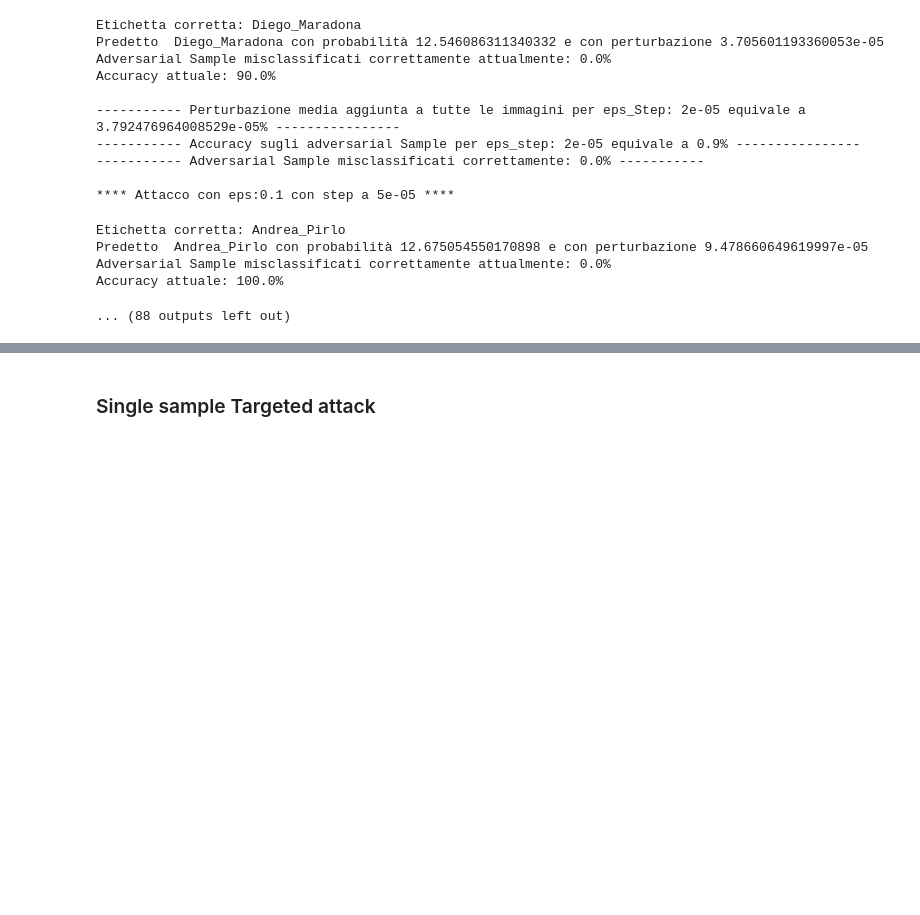
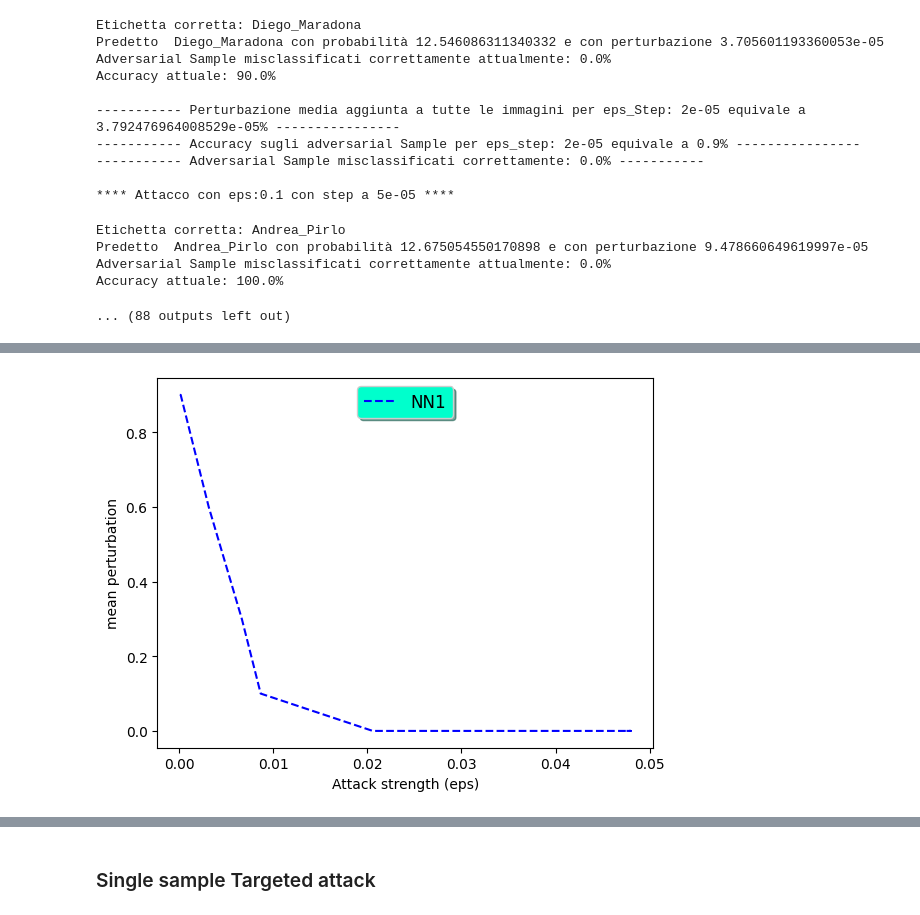
Before and after one commit to dany9999/Face_Recognition_Security, a Jupyter notebook: pgd.ipynb, the cells around one changed output, grey strips where cells are left out. Cells and saved outputs as stored; diff of their text form; code cells hidden in the pictures; blank space fills up the shorter version.

```diff
--- a/pgd.ipynb
+++ b/pgd.ipynb
@@ -440,2 +442,14 @@ plt.show()
+# %%
+fig, ax = plt.subplots()
+ax.plot( np.array(perturbation_for_eps[0]),np.array(accuracy_for_eps[0]), 'b--', label='NN1')
+
+legend = ax.legend(loc='upper center', shadow=True, fontsize='large')
+legend.get_frame().set_facecolor('#00FFCC')
+
+plt.xlabel('Attack strength (eps)')
+plt.ylabel('mean perturbation')
+plt.show()
+# %% [output]
+[figure, added]
 # %%
 fig, ax = plt.subplots()
```
Also changed, not shown: parts of 4 cells of this notebook.
